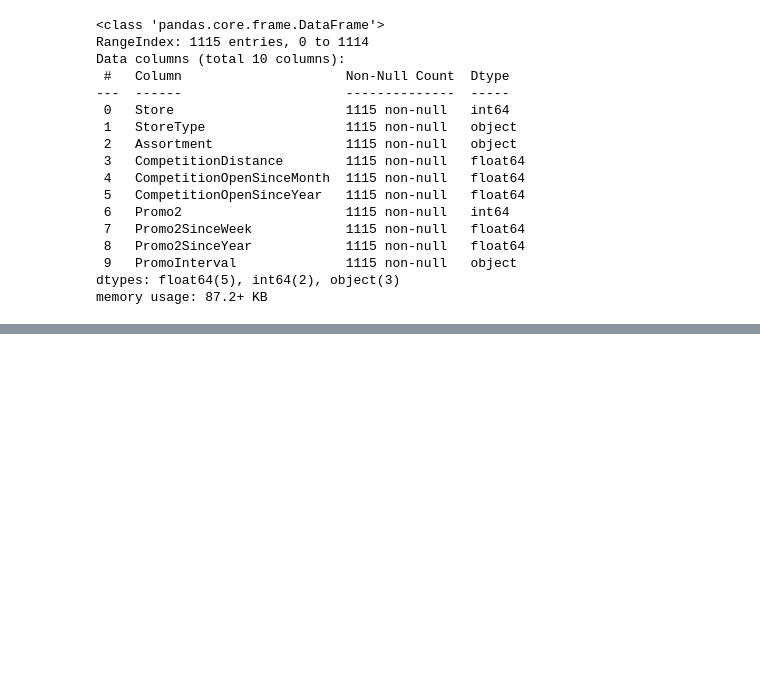
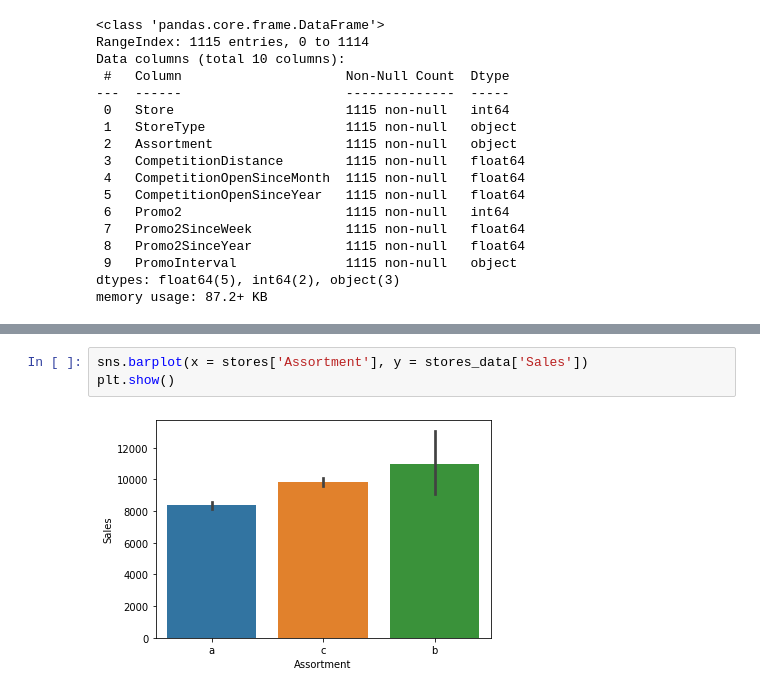
Before and after one commit to tusharsgaidhane/Retail_Sales_Prediction, a Jupyter notebook: Rossmann_Sales_Prediction_Capstone_Project.ipynb, the cells around one changed output, grey strips where cells are left out. Saved outputs shown, nothing was run; the diff lists cells and outputs as text; blank space fills up the shorter version.

```diff
--- a/Rossmann_Sales_Prediction_Capstone_Project.ipynb
+++ b/Rossmann_Sales_Prediction_Capstone_Project.ipynb
@@ -450,0 +467,5 @@ memory usage: 87.2+ KB
+# %%
+sns.barplot(x = stores['Assortment'], y = stores_data['Sales'])
+plt.show()
+# %% [output]
+[figure, added]
```
Also changed, not shown: parts of 26 cells of this notebook.
